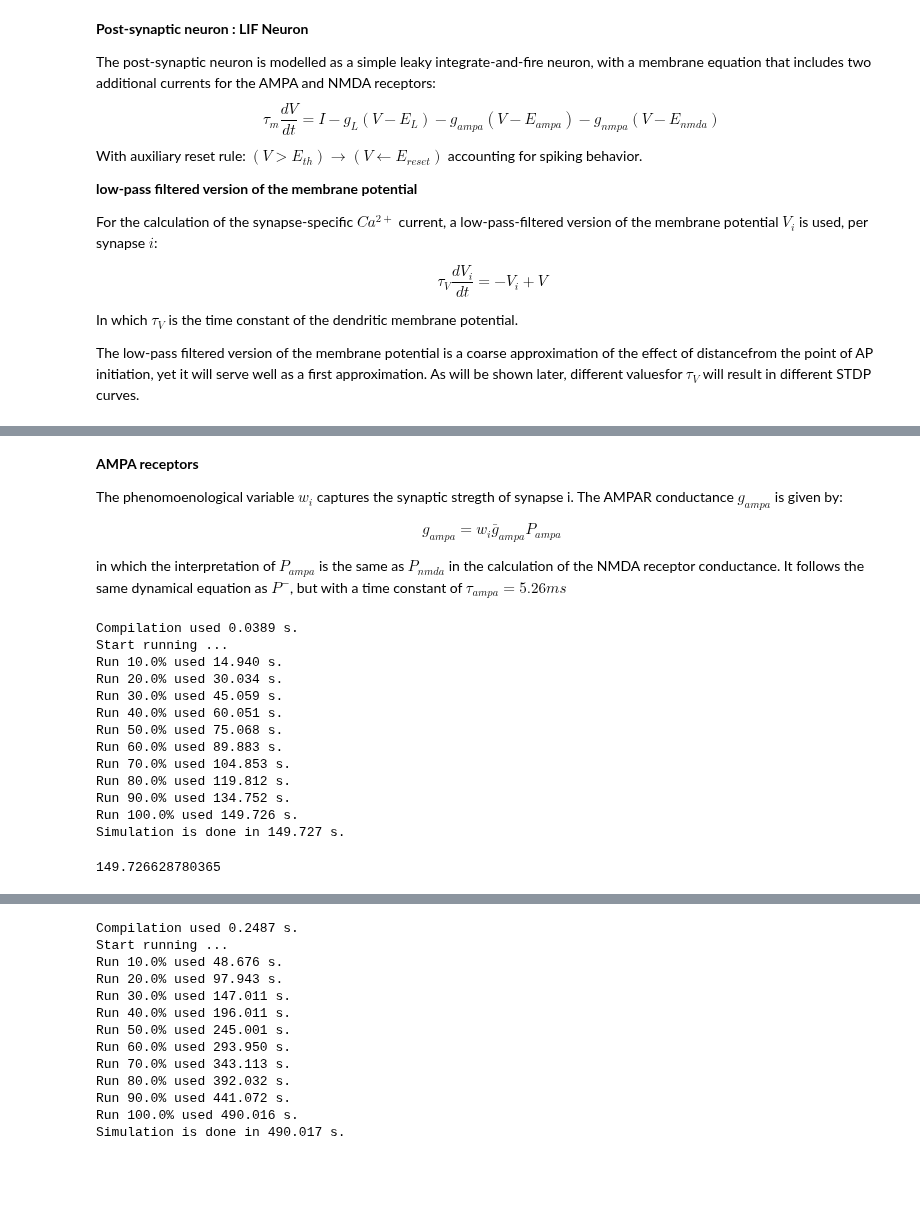
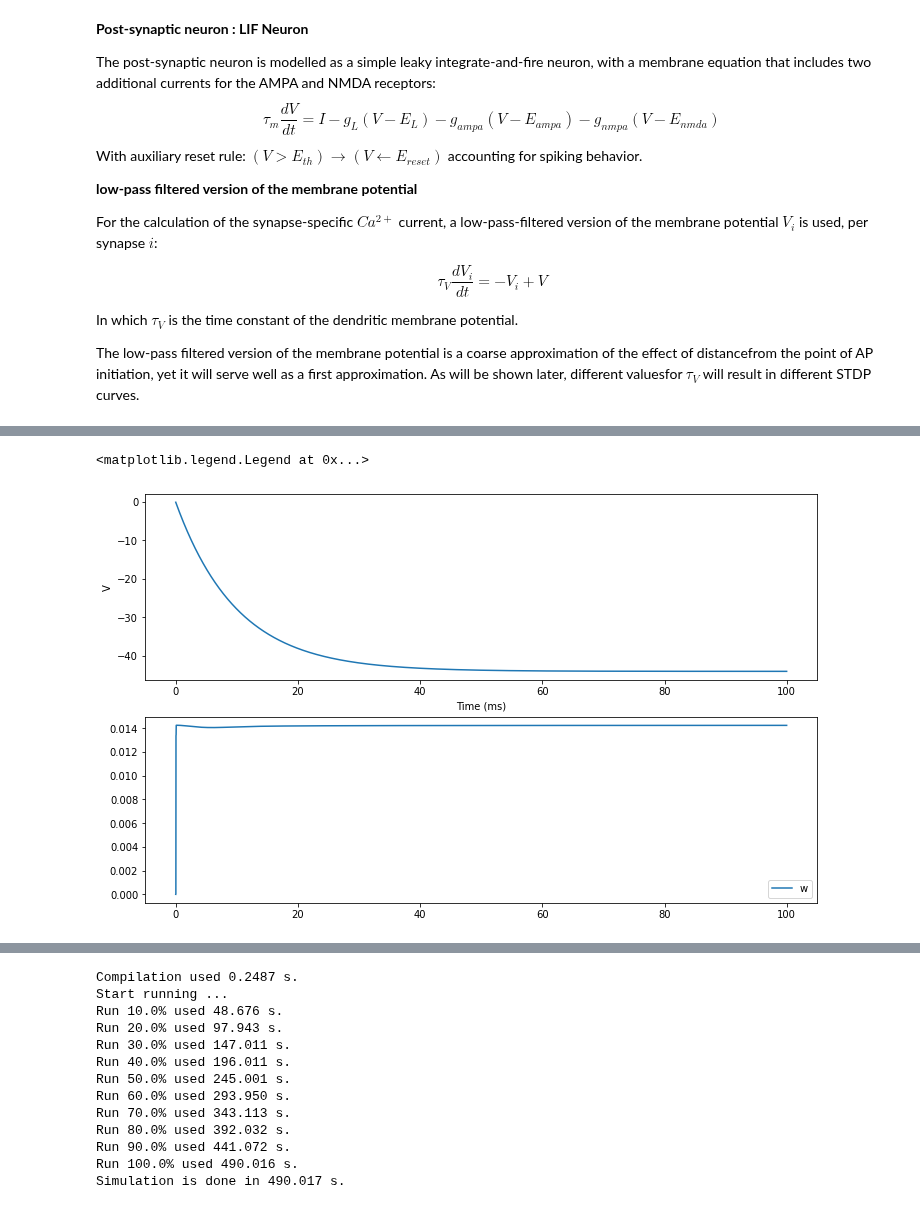
Before and after one commit to AohuaCheng/Neuro-and-Complexity-Science, a Jupyter notebook: Coding/STDP/STDP.ipynb, the cells around one changed output, grey strips where cells are left out. Saved outputs shown, nothing was run; the diff lists cells and outputs as text; code cells hidden in the pictures; blank space fills up the shorter version.

```diff
--- a/Coding/STDP/STDP.ipynb
+++ b/Coding/STDP/STDP.ipynb
@@ -65,13 +65,17 @@ alpha_n = 0.5
 Mg2 = 1 # [mM]
 alpha = 10
 tau_Ca = 530 # [ms]
+
 bar_g_ampa = 0.05 # [mS/mm2]
+tau_ampa = 5.26 # tau_n fo P_n in AMPA [ms]
 
 phi_f = 1e-5
 phi_s = 0.1
 alpha_s = 7.4e-6
+tau_f = 3.5 # [ms]
+tau_s = 8 # [ms]
 
-coalpha_Af = 0.1
+alpha_Af = 0.1
 # %%
 class LIF(bp.NeuGroup):
   target_backend = ['numpy', 'numba']
@@ -237,10 +287,0 @@ class NMDA(bp.TwoEndConn):
-# %% [markdown]
-**AMPA receptors**
-
-The phenomoenological variable $w_i$ captures the synaptic stregth of synapse i. The AMPAR conductance $g_{ampa}$ is given by:
-
-$$
-g_{ampa}=w_i \bar{g}_{ampa}P_{ampa}
-$$
-
-in which the interpretation of $P_{ampa}$ is the same as $P_{nmda}$ in the calculation of the NMDA receptor conductance. It follows the same dynamical equation as $P^{-}$, but with a time constant of $\tau_{ampa}=5.26ms$
@@ -296,37 +288,17 @@ class NMDA(bp.TwoEndConn):
 # %%
-neu1 = LIF(1, monitors=['V', 'spike'])
+neu1 = LIF(1, monitors=['V', 'V_lp'])
 neu2 = LIF(1, monitors=['V'])
-syn1 = AMPA(pre=neu1, post=neu2, conn=bp.connect.All2All(),
-           alpha=0.98, beta=0.18, T=0.5, T_duration=0.5, monitors=['s'])
+syn1 = Synapse(pre=neu1, post=neu2, conn=bp.connect.All2All(), monitors=['w'])
 net1 = bp.Network(neu1, syn1, neu2)
 net1.run(100., inputs=(neu1, 'input', 21.))
 
-neu3 = LIF(1, monitors=['V', 'spike'])
-neu4 = LIF(1, monitors=['V'])
-syn2 = AMPA(pre=neu3, post=neu4, conn=bp.connect.All2All(),
-           alpha=0.98, beta=0.18, T=0.5, T_duration=1.5, monitors=['s'])
-net2 = bp.Network(neu3, syn2, neu4)
-net2.run(100., inputs=(neu3, 'input', 21.))
 
 fig, gs = bp.visualize.get_figure(2, 1, 3, 10)
 fig.add_subplot(gs[0, 0])
-bp.visualize.line_plot(neu1.mon.ts, neu1.mon.spike, ylabel='spike')
+bp.visualize.line_plot(neu1.mon.ts, neu1.mon.V, ylabel='V')
 fig.add_subplot(gs[1, 0])
-plt.plot(syn1.mon.ts, syn1.mon.s[:, 0], label='s (parameter 1)')
-plt.plot(syn2.mon.ts, syn2.mon.s[:, 0], label='s (parameter 2)')
+plt.plot(syn1.mon.ts, syn1.mon.w[:, 0], label='w')
 plt.legend()
 # %% [output]
-Compilation used 0.0389 s.
-Start running ...
-Run 10.0% used 14.940 s.
-Run 20.0% used 30.034 s.
-Run 30.0% used 45.059 s.
-Run 40.0% used 60.051 s.
-Run 50.0% used 75.068 s.
-Run 60.0% used 89.883 s.
-Run 70.0% used 104.853 s.
-Run 80.0% used 119.812 s.
-Run 90.0% used 134.752 s.
-Run 100.0% used 149.726 s.
-Simulation is done in 149.727 s.
+<matplotlib.legend.Legend at 0x...>
-149.726628780365
+[figure, added]
```
Also changed, not shown: parts of 9 cells of this notebook.
